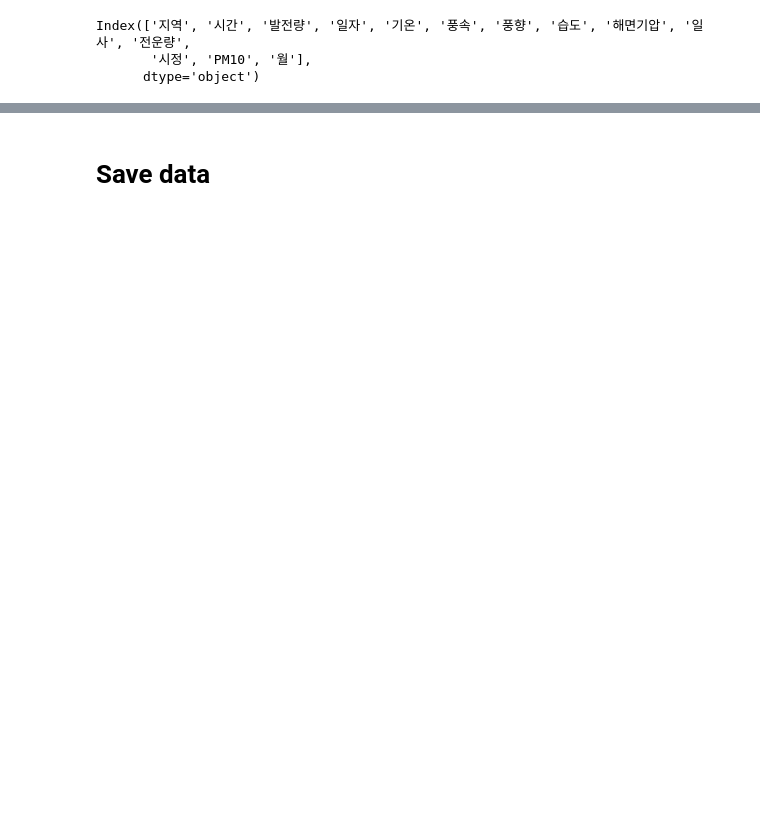
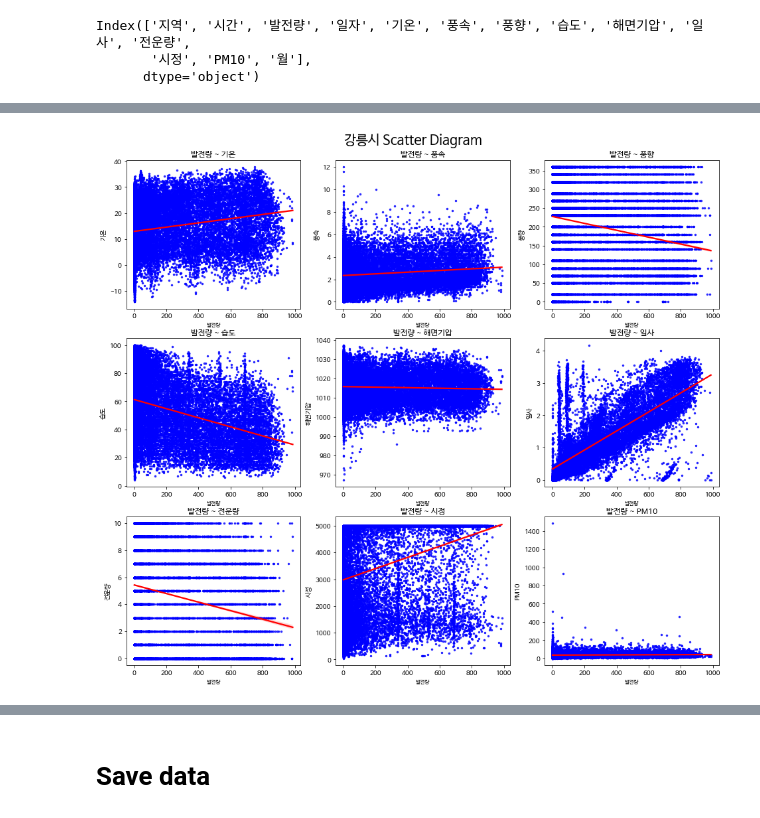
Before and after one commit to Hanchaeeun/SolarPower-Analysis, a Jupyter notebook: 04_preprocessing.ipynb, the cells around one changed output, grey strips where cells are left out. Cells and saved outputs as stored; diff of their text form; code cells hidden in the pictures; blank space fills up the shorter version.

```diff
--- a/04_preprocessing.ipynb
+++ b/04_preprocessing.ipynb
@@ -201,3 +61,0 @@ Text(0.5, 1.0, '태양광 편차')
-# %%
-Gn_df = deviation(Gn_df, [x for x in Gn_df.columns if x not in ['지역','일자','시간','월']])
-Gn_df.head()
@@ -239,0 +83,4 @@ data
+# %%
+scatter(Gn_df, '발전량', "강릉시")
+# %% [output]
+[figure, added]
```
Also changed, not shown: parts of 56 cells of this notebook.
